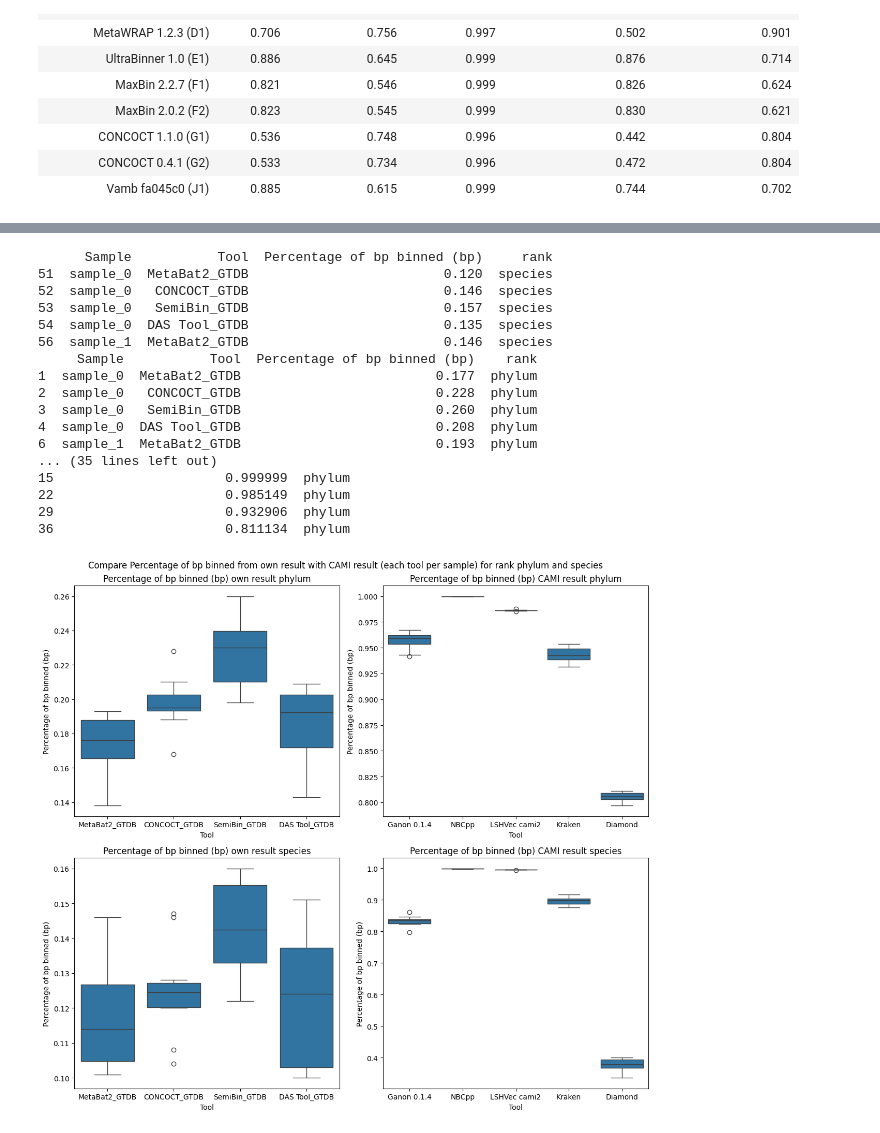
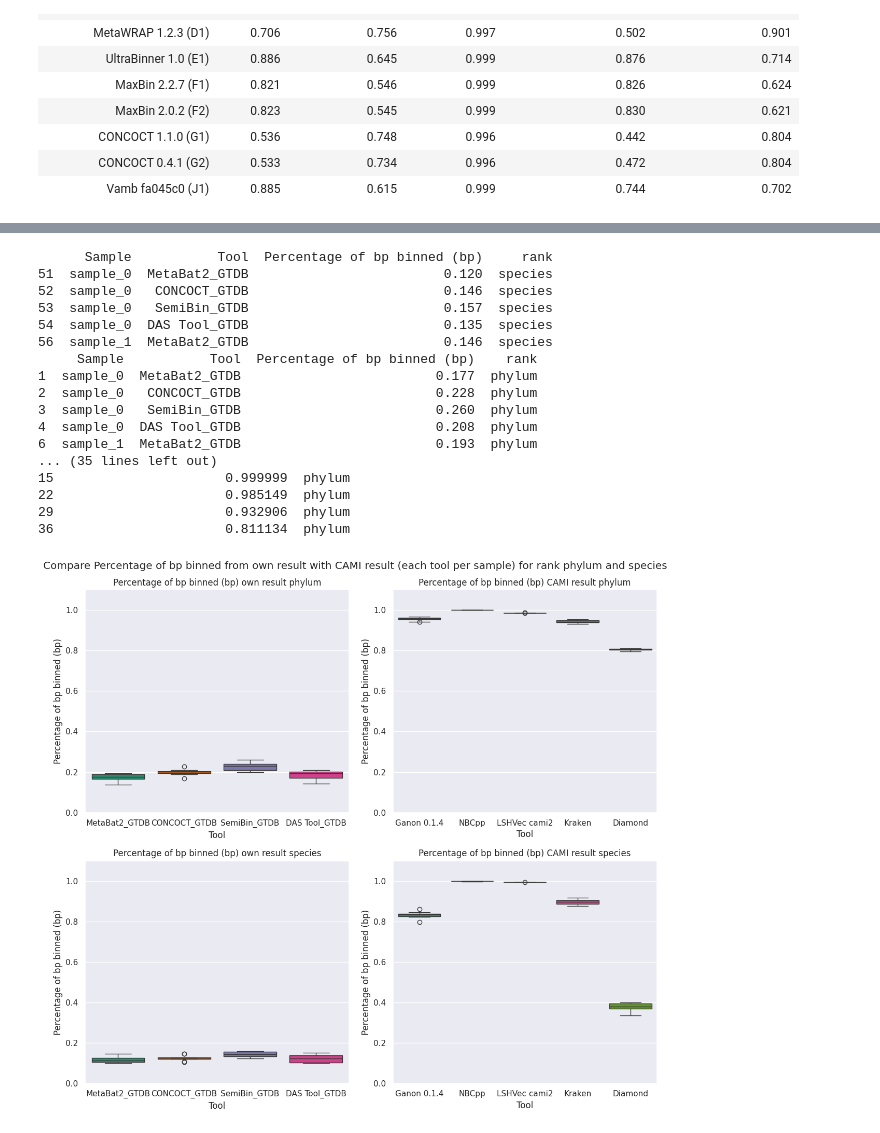
Before and after one commit to SantaMcCloud/Thesis, a Jupyter notebook: jupyternotebooks/plots.ipynb, the cells around one changed output, grey strips where cells are left out. Drawn from its saved outputs; the diff is of its cells as text; code cells hidden in the pictures.

```diff
--- a/jupyternotebooks/plots.ipynb
+++ b/jupyternotebooks/plots.ipynb
@@ -82,6 +82,8 @@ scrollable_html = f'''
 </div>
 '''
 display(HTML(scrollable_html))
+
+sns.set(style='darkgrid')
 # %% [output]
 [interactive output not drawn]
 Index(['Sample', 'Tool', 'Contamination', '> 50% completeness',
@@ -652,38 +682,42 @@ sub_df_results.rename(columns={
 
 sub_df_results_species = sub_df_results[sub_df_results['rank'] == 'species']
 sub_df_results_phylum = sub_df_results[sub_df_results['rank'] == 'phylum']
 print(sub_df_results.head())
 print(sub_df_results_species.head())
 print(sub_df_results_phylum.head())
 
 fig, axes = plt.subplots(2, 2, figsize=(12, 11))
 
 fig.suptitle('Compare Percentage of bp binned from own result with CAMI result (each tool per sample) for rank phylum and species')
 
-sns.boxplot(ax=axes[0, 0], x='Tool', y='Percentage of bp binned (bp)', data=percentage_tax_df_phylum).set(title="Percentage of bp binned (bp) own result phylum")
-sns.boxplot(ax=axes[0, 1], x='Tool', y='Percentage of bp binned (bp)', data=sub_df_results_phylum).set(title="Percentage of bp binned (bp) CAMI result phylum")
-sns.boxplot(ax=axes[1, 0], x='Tool', y='Percentage of bp binned (bp)', data=percentage_tax_df_species).set(title="Percentage of bp binned (bp) own result species")
-sns.boxplot(ax=axes[1, 1], x='Tool', y='Percentage of bp binned (bp)', data=sub_df_results_species).set(title="Percentage of bp binned (bp) CAMI result species")
+sns.boxplot(ax=axes[0, 0], x='Tool', y='Percentage of bp binned (bp)', data=percentage_tax_df_phylum, palette='Dark2', legend=False, hue='Tool').set(title="Percentage of bp binned (bp) own result phylum")
+sns.boxplot(ax=axes[0, 1], x='Tool', y='Percentage of bp binned (bp)', data=sub_df_results_phylum, palette='Dark2', legend=False, hue='Tool').set(title="Percentage of bp binned (bp) CAMI result phylum")
+sns.boxplot(ax=axes[1, 0], x='Tool', y='Percentage of bp binned (bp)', data=percentage_tax_df_species, palette='Dark2', legend=False, hue='Tool').set(title="Percentage of bp binned (bp) own result species")
+sns.boxplot(ax=axes[1, 1], x='Tool', y='Percentage of bp binned (bp)', data=sub_df_results_species, palette='Dark2', legend=False, hue='Tool').set(title="Percentage of bp binned (bp) CAMI result species")
+axes[0, 0].set_ylim(0, 1.1)
+axes[0, 1].set_ylim(0, 1.1)
+axes[1, 0].set_ylim(0, 1.1)
+axes[1, 1].set_ylim(0, 1.1)
 plt.tight_layout()
 # %% [output]
       Sample           Tool  Percentage of bp binned (bp)     rank
 51  sample_0  MetaBat2_GTDB                         0.120  species
 52  sample_0   CONCOCT_GTDB                         0.146  species
 53  sample_0   SemiBin_GTDB                         0.157  species
 54  sample_0  DAS Tool_GTDB                         0.135  species
 56  sample_1  MetaBat2_GTDB                         0.146  species
      Sample           Tool  Percentage of bp binned (bp)    rank
 1  sample_0  MetaBat2_GTDB                         0.177  phylum
 2  sample_0   CONCOCT_GTDB                         0.228  phylum
 3  sample_0   SemiBin_GTDB                         0.260  phylum
 4  sample_0  DAS Tool_GTDB                         0.208  phylum
 6  sample_1  MetaBat2_GTDB                         0.193  phylum
 ... (35 lines left out)
 15                      0.999999  phylum
 22                      0.985149  phylum
 29                      0.932906  phylum
 36                      0.811134  phylum
-[figure, old version]
+[figure, new version]
 # %%
 #BOXPLOT FOR ARI (TAXONOMIC)
 
```
Also changed, not shown: parts of 16 cells of this notebook.
